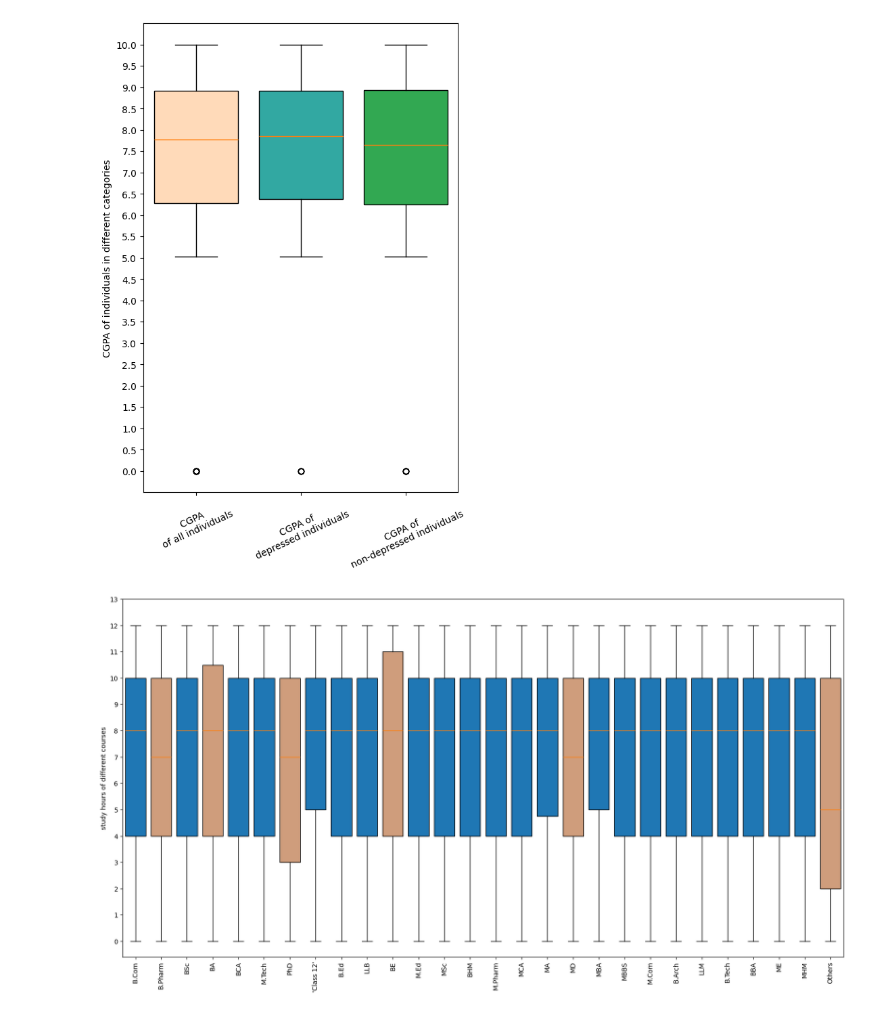
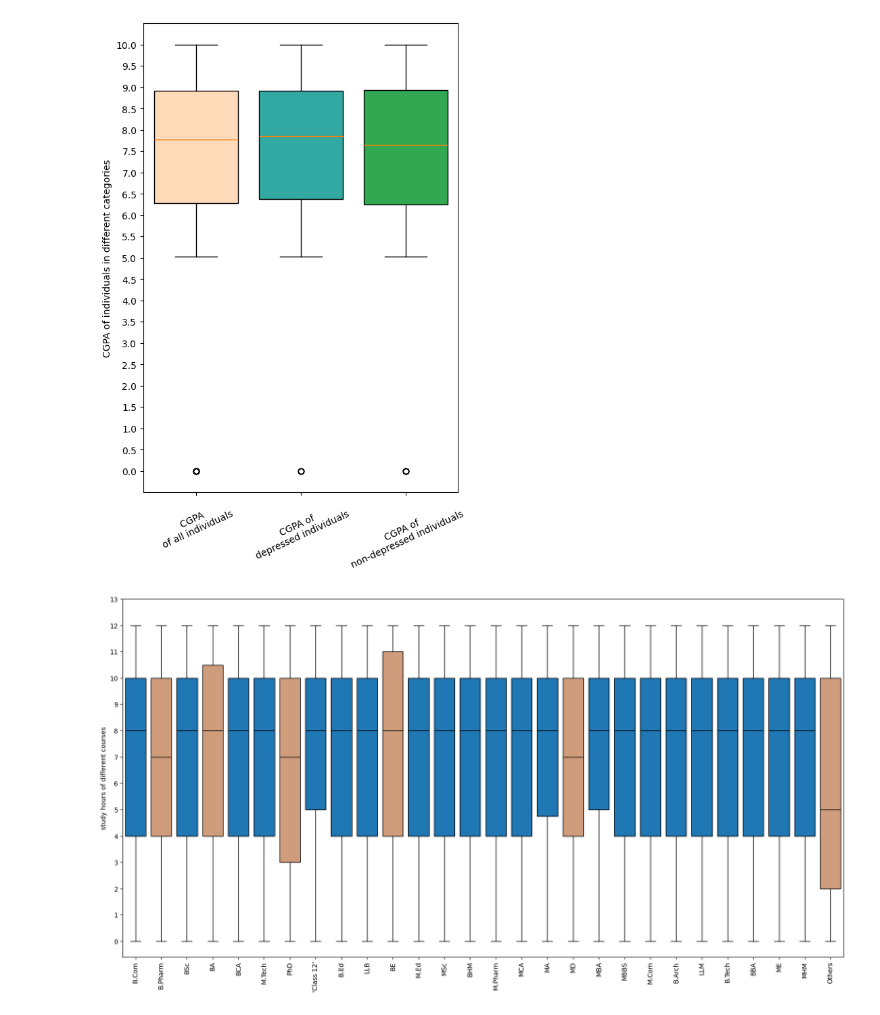
Before and after one commit to gagankumar2488/student_depression_data_analysis, a Jupyter notebook: analysis/analysis_process.ipynb, the cells around one changed output. Saved outputs shown, nothing was run; the diff lists cells and outputs as text; code cells hidden in the pictures.

```diff
--- a/analysis/analysis_process.ipynb
+++ b/analysis/analysis_process.ipynb
@@ -198,26 +200,29 @@ plt.show()
 # %%
 fig, axes = plt.subplots(nrows=1,ncols=1,figsize=(20, 10))
 labels = df['Degree'].unique()
 collection = []
 for x in df['Degree'].unique() :
     collection.append(df[df['Degree']==x]['Work/Study Hours'])
 
 bplot = axes.boxplot(collection, widths=0.80,
                    patch_artist=True,
                    tick_labels=labels)
 
 to_highlight = [1,3,6,10,17,27]
 for x in to_highlight:
     bplot['boxes'][x].set_facecolor('#cf9d7c')
 
+for median in bplot['medians']:
+    median.set_color('black')
+
 axes.tick_params(axis='x', labelrotation=90)
 axes.set_ylabel('study hours of different courses')
 axes.set_yticks(np.arange(0,14,1))
 axes.set_yticklabels(np.arange(0,14,1))
 
 plt.show()
 # %% [output]
-[figure, old version]
+[figure, new version]
 # %%
 fig, axes = plt.subplots(nrows=1,ncols=1,figsize=(20, 10))
 labels = df['City'].unique()
```
Also changed, not shown: parts of 4 cells of this notebook.
